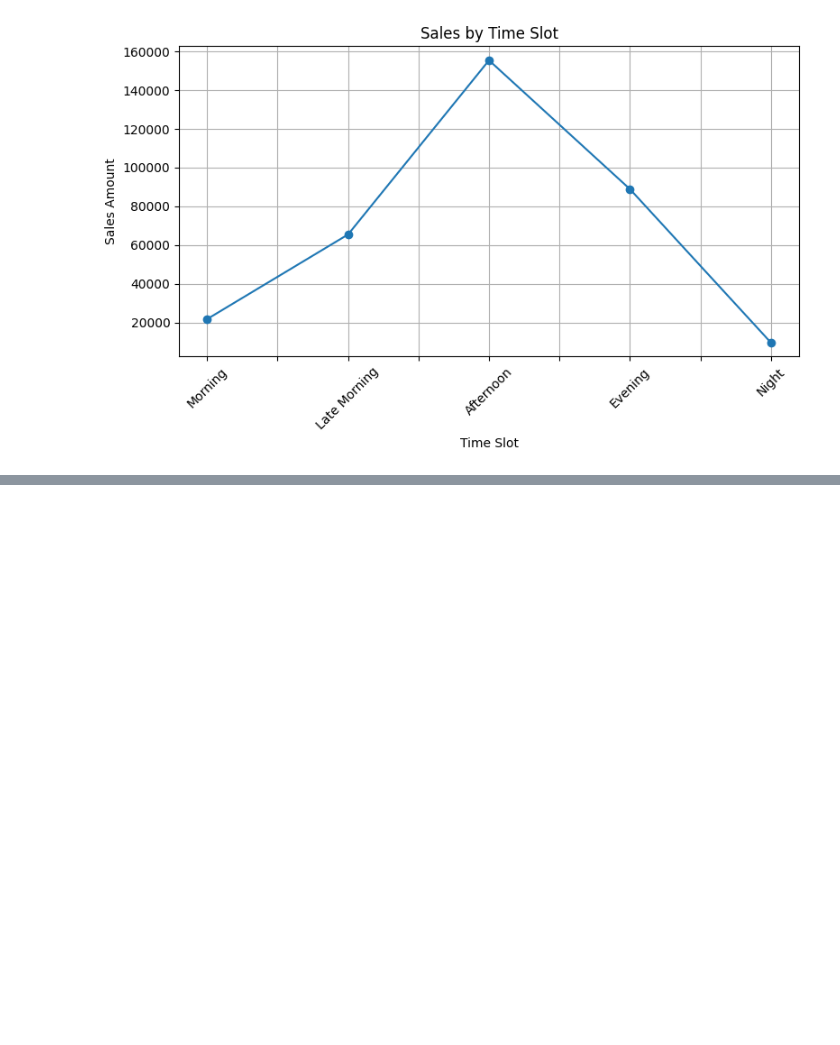
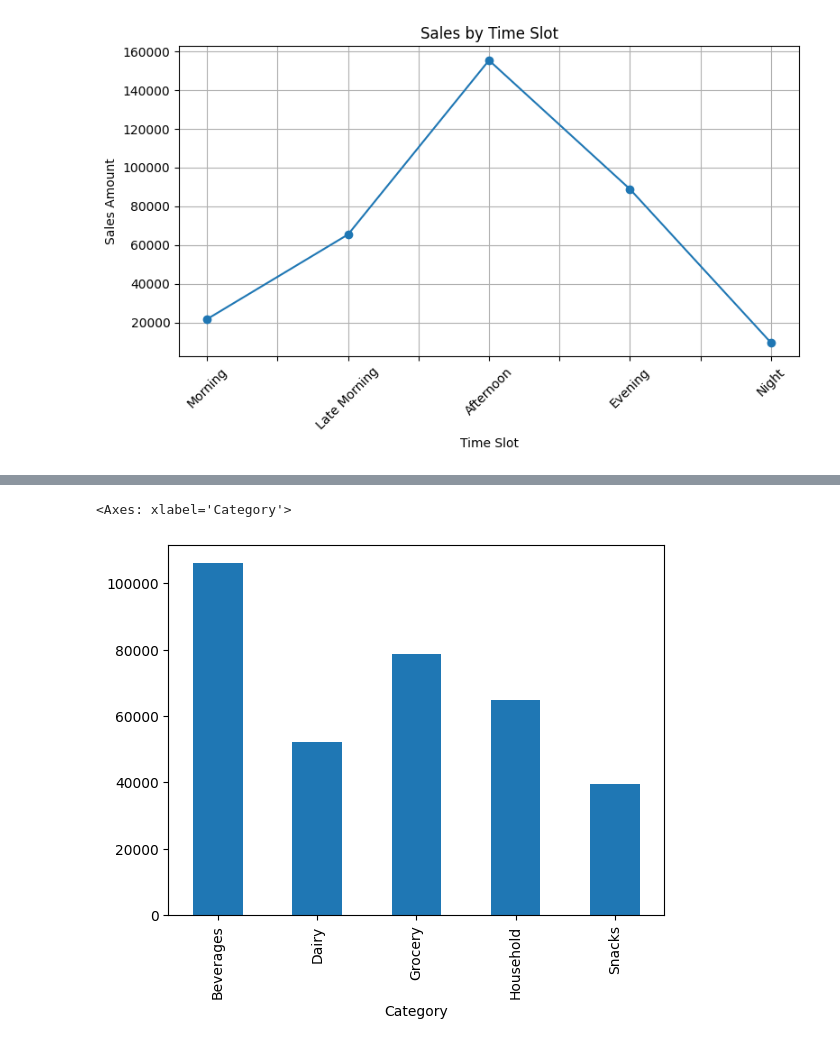
Before and after one commit to Simran1bit/IBM-CETPA-python, a Jupyter notebook: Matplotlib/salesAnalysis.ipynb, the cells around one changed output, grey strips where cells are left out. Saved outputs shown, nothing was run; the diff lists cells and outputs as text; code cells hidden in the pictures; blank space fills up the shorter version.

```diff
--- a/Matplotlib/salesAnalysis.ipynb
+++ b/Matplotlib/salesAnalysis.ipynb
@@ -163,0 +192,6 @@ plt.show()
+# %%
+revenue_by_category=df.groupby("Category")["Bill_Amount"].sum()
+revenue_by_category.plot(kind="bar")
+# %% [output]
+<Axes: xlabel='Category'>
+[figure, added]
```
Also changed, not shown: parts of 16 cells of this notebook.
